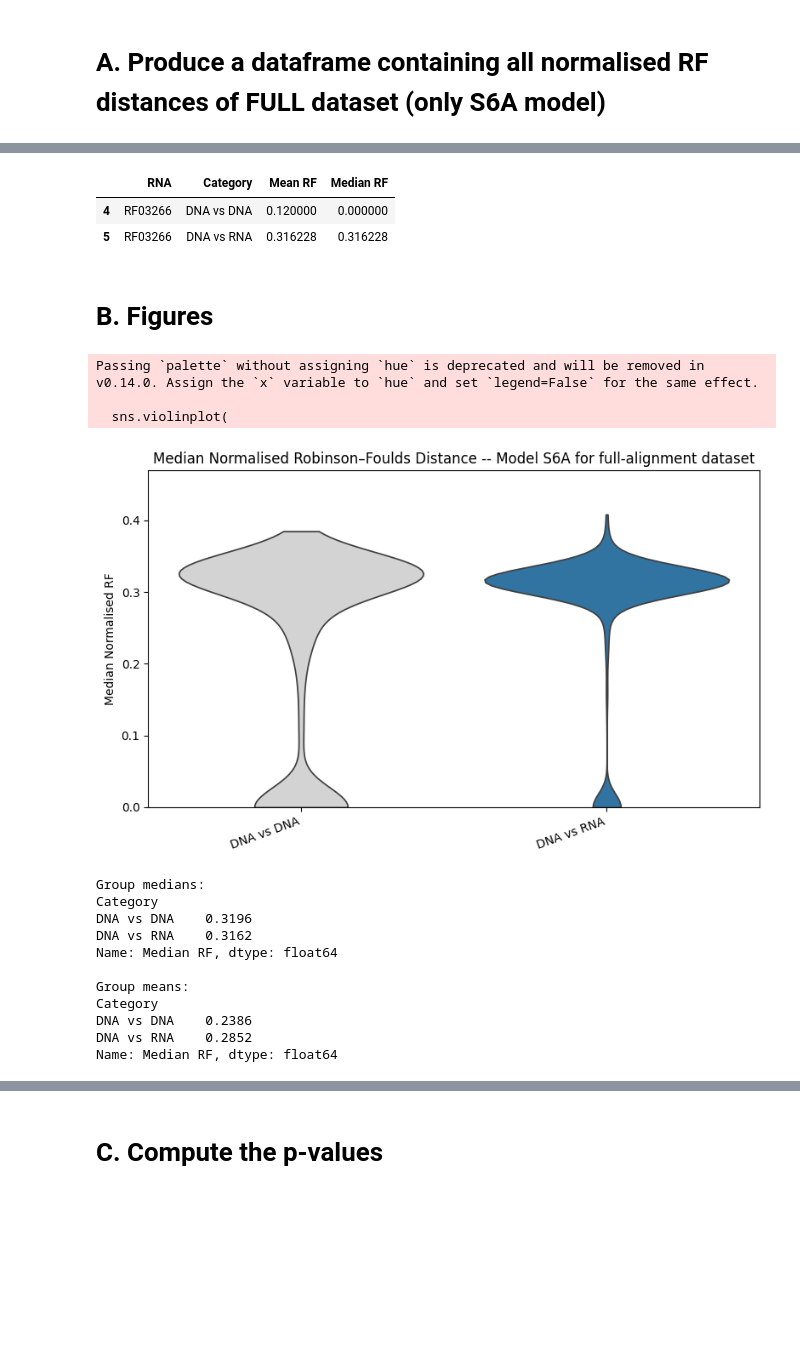
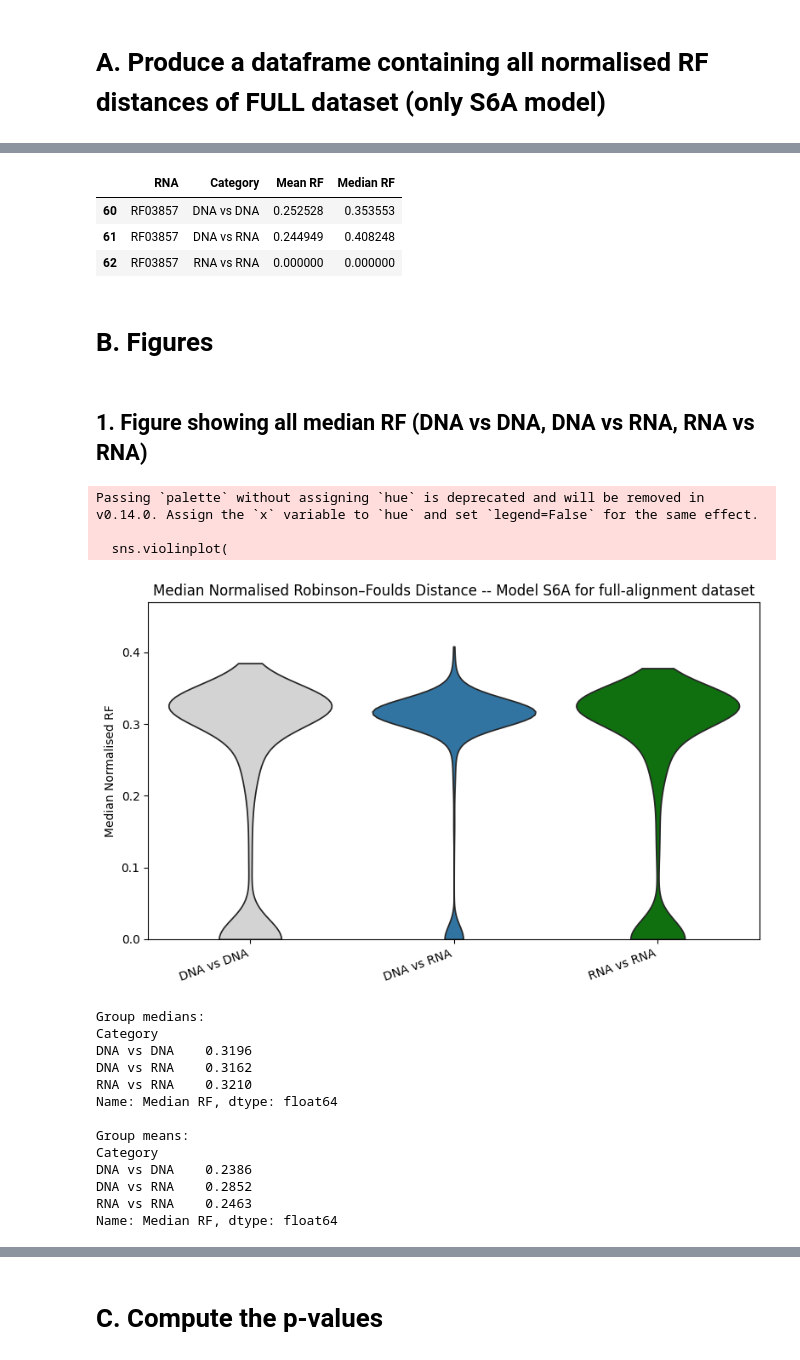
Before and after one commit to vannguyenh/RNAPhylo, a Jupyter notebook: scripts/analysis_scripts/RobinsonFould/figures_RF.ipynb, the cells around one changed output, grey strips where cells are left out. Saved outputs shown, nothing was run; the diff lists cells and outputs as text; code cells hidden in the pictures; blank space fills up the shorter version.

```diff
--- a/scripts/analysis_scripts/RobinsonFould/figures_RF.ipynb
+++ b/scripts/analysis_scripts/RobinsonFould/figures_RF.ipynb
@@ -23,6 +23,7 @@ os.makedirs(DIR_RF_LOGS, exist_ok=True)
 SUFFIXES     = {
     'DNA vs DNA':  '.raxml.rfdist',
     'DNA vs RNA':  '.raxml.raxmlPi.rfdist',
+    'RNA vs RNA': '.raxmlPi.rfdist'
 }
 # %% [markdown]
 # A. Produce a dataframe containing all normalised RF distances of FULL dataset (only S6A model)
@@ -116,14 +113,17 @@ Name: RNA, Length: 2431, dtype: object
 # %%
-df[df['RNA']=='RF03266']
+df[df['RNA']=='RF03857']
 # %% [output]
 |  | RNA | Category | Mean RF | Median RF |
-| 4 | RF03266 | DNA vs DNA | 0.120000 | 0.000000 |
-| 5 | RF03266 | DNA vs RNA | 0.316228 | 0.316228 |
+| 60 | RF03857 | DNA vs DNA | 0.252528 | 0.353553 |
+| 61 | RF03857 | DNA vs RNA | 0.244949 | 0.408248 |
+| 62 | RF03857 | RNA vs RNA | 0.000000 | 0.000000 |
 # %% [markdown]
 # B. Figures
+# %% [markdown]
+## 1. Figure showing all median RF (DNA vs DNA, DNA vs RNA, RNA vs RNA)
 # %%
 # We’ll plot only these two categories from this table
-order = ['DNA vs DNA', 'DNA vs RNA']
+order = ['DNA vs DNA', 'DNA vs RNA', 'RNA vs RNA']
 
 # Keep only rows we need and drop any NaNs in the y column
 df_plot = (
@@ -136,50 +136,53 @@ df_plot = (
 palette = {
     'DNA vs DNA': 'lightgray',
     'DNA vs RNA': '#1f77b4',  # blue; change if you prefer another color
+    'RNA vs RNA': 'green'
 }
 
 # Compute a little headroom for the y-axis
 ymax = df_plot['Median RF'].max()
 
 plt.figure(figsize=(8, 5))
 sns.violinplot(
     data=df_plot,
     x='Category',
     y='Median RF',
     order=order,
     palette=palette,
     cut=0,        # don’t extend beyond the data; keeps bottom at 0 cleanly
     inner=None    # no internal box/median lines
 )
 
 plt.ylim(0, ymax * 1.15)   # bottom pinned at 0; top auto with headroom
 plt.xticks(rotation=20, ha='right')
 plt.title('Median Normalised Robinson–Foulds Distance -- Model S6A for full-alignment dataset')
 plt.ylabel('Median Normalised RF')
 plt.xlabel('')
 plt.tight_layout()
 plt.show()
 
 # (optional) print quick summaries
 print("Group medians:")
 print(df_plot.groupby('Category')['Median RF'].median().round(4))
 print("\nGroup means:")
 print(df_plot.groupby('Category')['Median RF'].mean().round(4))
 # %% [output]
 Passing `palette` without assigning `hue` is deprecated and will be removed in v0.14.0. Assign the `x` variable to `hue` and set `legend=False` for the same effect.
 
   sns.violinplot(
-[figure, old version]
+[figure, new version]
 Group medians:
 Category
 DNA vs DNA    0.3196
 DNA vs RNA    0.3162
+RNA vs RNA    0.3210
 Name: Median RF, dtype: float64
 
 Group means:
 Category
 DNA vs DNA    0.2386
 DNA vs RNA    0.2852
+RNA vs RNA    0.2463
 Name: Median RF, dtype: float64
 # %%
 # --- keep only the two categories we care about ---
```
Also changed, not shown: parts of 24 cells of this notebook.
